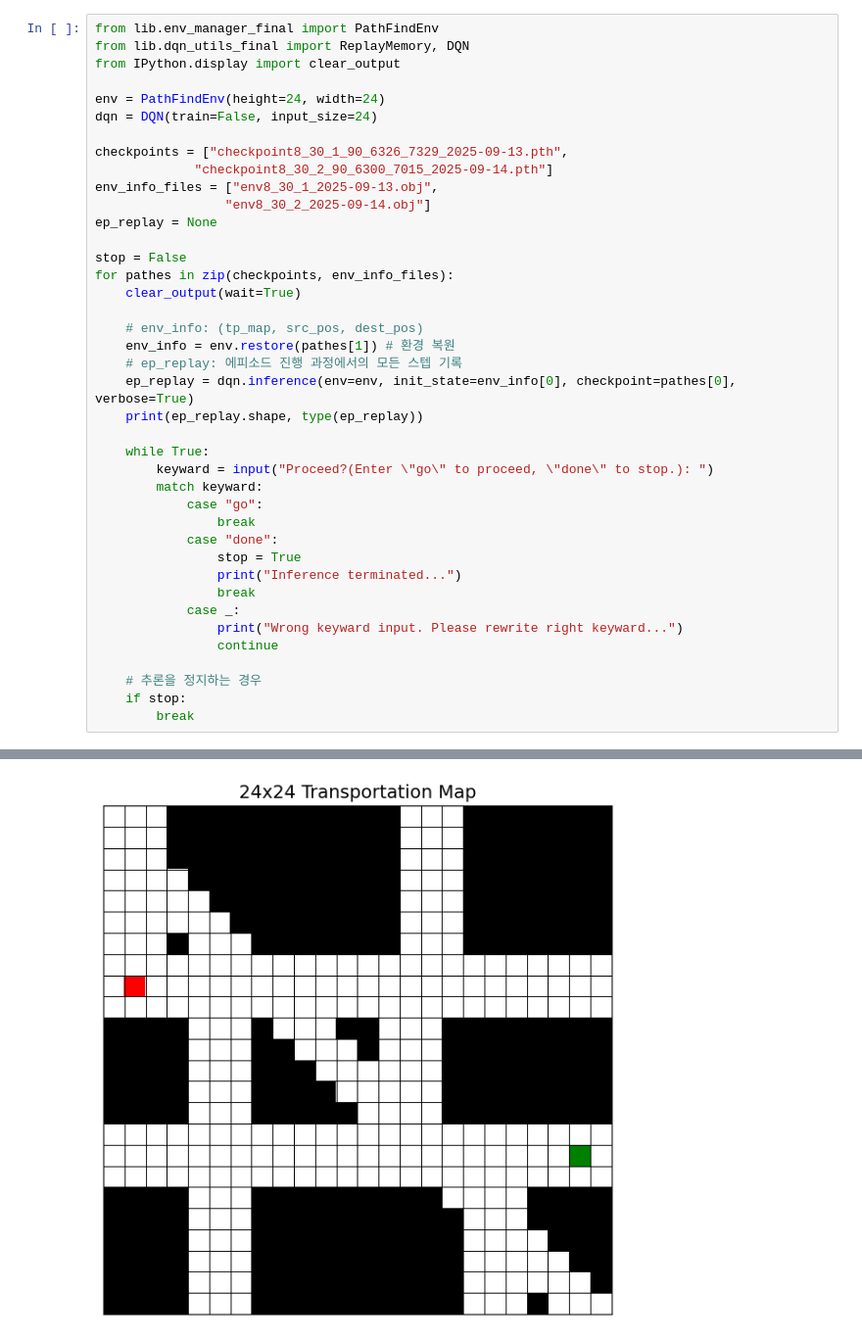
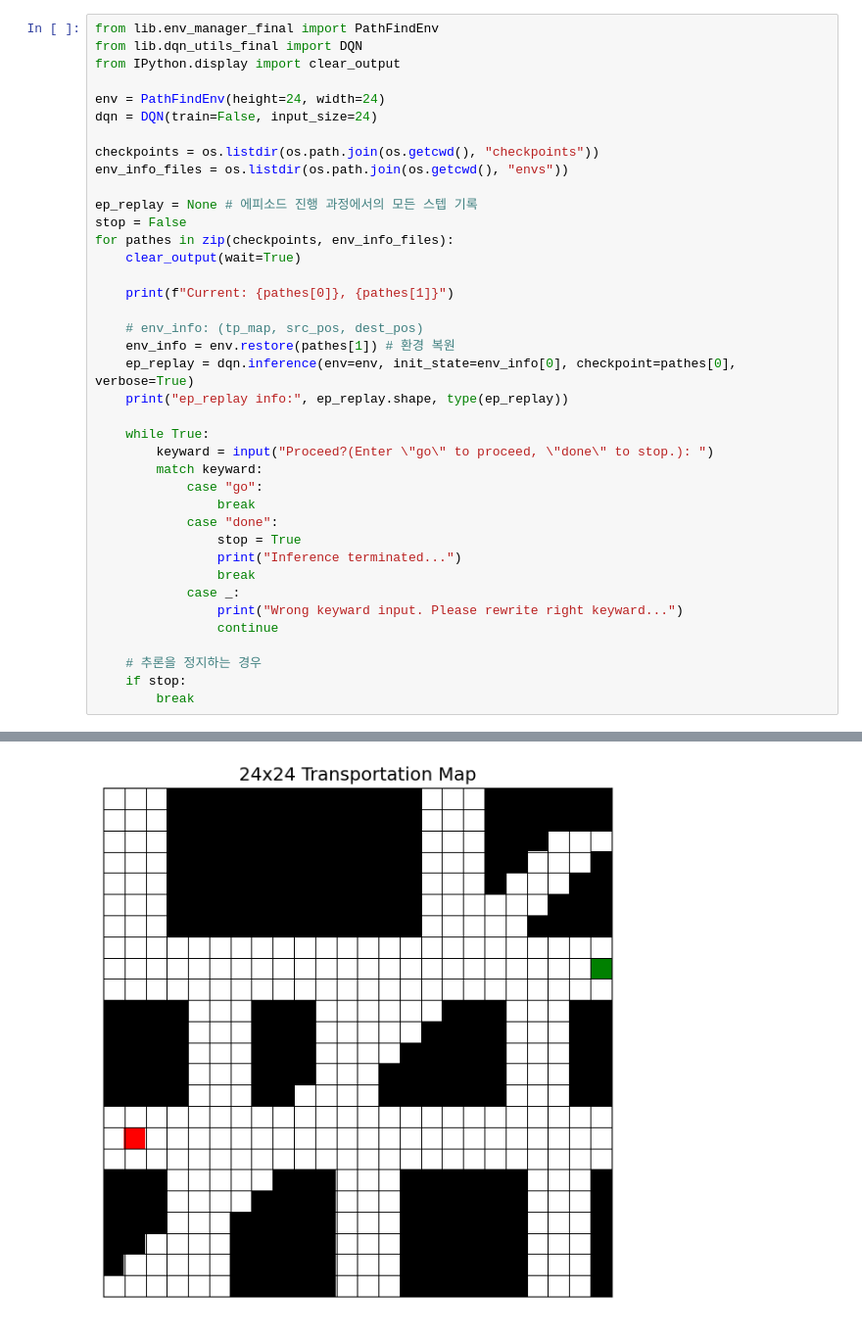
Before and after one commit to ElesisCarbyne/2025_DQN_Project, a Jupyter notebook: test_example.ipynb, the cells around one changed output, grey strips where cells are left out. Shown: that part at 98% size. Drawn from its saved outputs; the diff is of its cells as text.

Commit message:
Modify library, example script, checkpoints & envs:2025/10/06

```diff
--- a/test_example.ipynb
+++ b/test_example.ipynb
@@ -1,26 +1,25 @@
 # %%
 from lib.env_manager_final import PathFindEnv
-from lib.dqn_utils_final import ReplayMemory, DQN
+from lib.dqn_utils_final import DQN
 from IPython.display import clear_output
 
 env = PathFindEnv(height=24, width=24)
 dqn = DQN(train=False, input_size=24)
 
-checkpoints = ["checkpoint8_30_1_90_6326_7329_2025-09-13.pth",
-             "checkpoint8_30_2_90_6300_7015_2025-09-14.pth"]
-env_info_files = ["env8_30_1_2025-09-13.obj",
-                 "env8_30_2_2025-09-14.obj"]
-ep_replay = None
+checkpoints = os.listdir(os.path.join(os.getcwd(), "checkpoints"))
+env_info_files = os.listdir(os.path.join(os.getcwd(), "envs"))
 
+ep_replay = None # 에피소드 진행 과정에서의 모든 스텝 기록
 stop = False
 for pathes in zip(checkpoints, env_info_files):
     clear_output(wait=True)
 
+    print(f"Current: {pathes[0]}, {pathes[1]}")
+
     # env_info: (tp_map, src_pos, dest_pos)
     env_info = env.restore(pathes[1]) # 환경 복원
-    # ep_replay: 에피소드 진행 과정에서의 모든 스텝 기록
     ep_replay = dqn.inference(env=env, init_state=env_info[0], checkpoint=pathes[0], verbose=True)
-    print(ep_replay.shape, type(ep_replay))
+    print("ep_replay info:", ep_replay.shape, type(ep_replay))
 
     while True:
         keyward = input("Proceed?(Enter \"go\" to proceed, \"done\" to stop.): ")
@@ -42 +42 @@ for pathes in zip(checkpoints, env_info_files):
-[figure, old version]
+[figure, new version]
```
Also changed, not shown: parts of 1 cell of this notebook, 59 other files.
